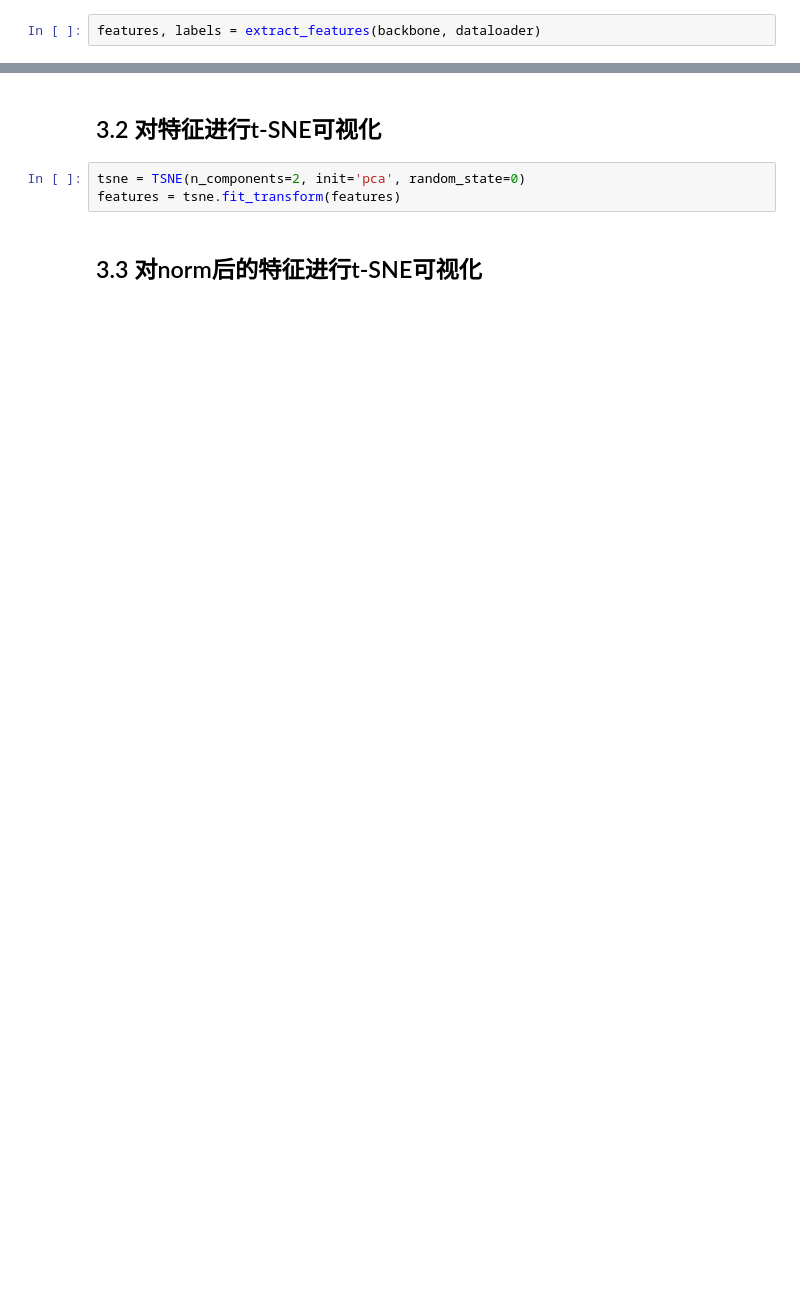
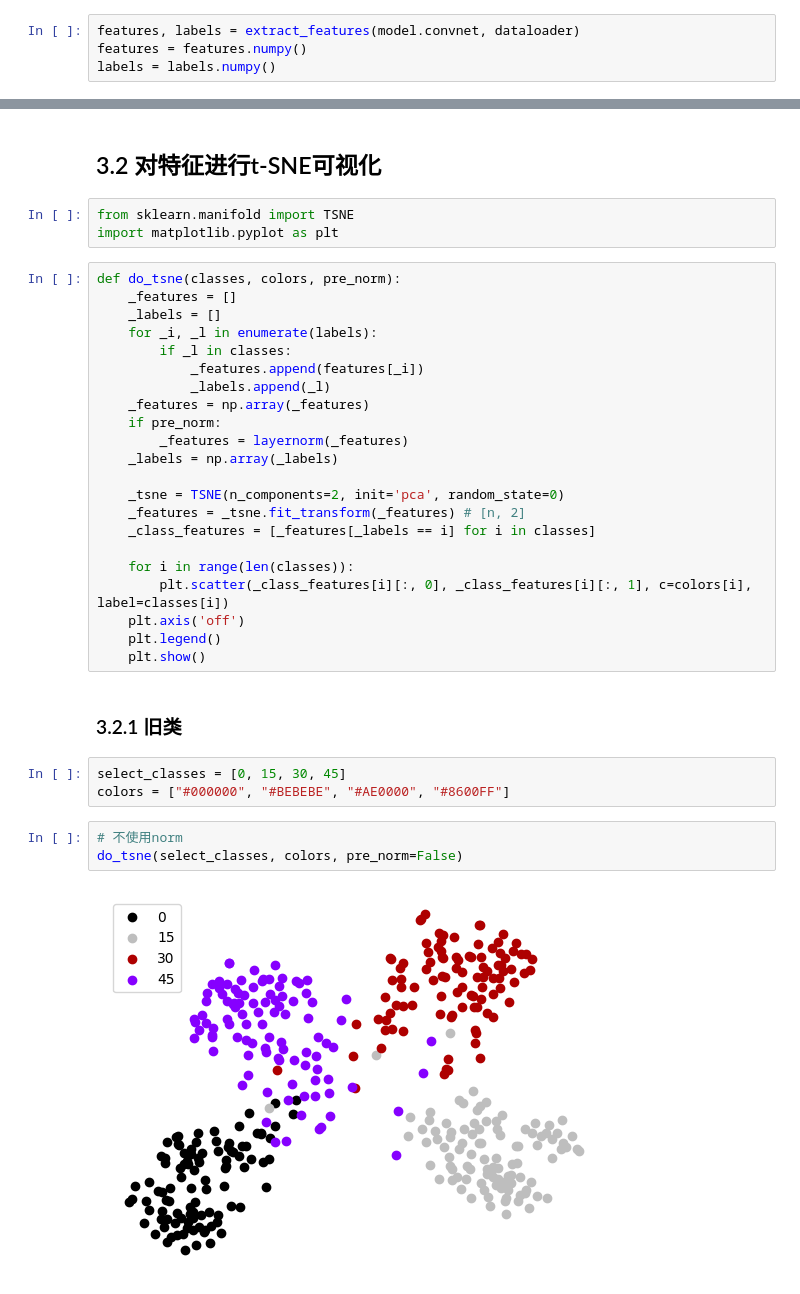
Before and after one commit to BlacknoSheep/CIL, a Jupyter notebook: examples/t-SNE.ipynb, the cells around one changed output, grey strips where cells are left out. Saved outputs shown, nothing was run; the diff lists cells and outputs as text; blank space fills up the shorter version.

```diff
--- a/examples/t-SNE.ipynb
+++ b/examples/t-SNE.ipynb
@@ -97,4 +80,6 @@ backbone = model.backbone
 # %% [markdown]
 ## 3.1 计算每个类的特征向量
 # %%
-features, labels = extract_features(backbone, dataloader)
+features, labels = extract_features(model.convnet, dataloader)
+features = features.numpy()
+labels = labels.numpy()
@@ -101,8 +90,38 @@ features, labels = extract_features(backbone, dataloader)
 # %% [markdown]
 ## 3.2 对特征进行t-SNE可视化
-# %%
-tsne = TSNE(n_components=2, init='pca', random_state=0)
-features = tsne.fit_transform(features)
-# %% [markdown]
-## 3.3 对norm后的特征进行t-SNE可视化
+# %%
+from sklearn.manifold import TSNE
+import matplotlib.pyplot as plt
+# %%
+def do_tsne(classes, colors, pre_norm):
+    _features = []
+    _labels = []
+    for _i, _l in enumerate(labels):
+        if _l in classes:
+            _features.append(features[_i])
+            _labels.append(_l)
+    _features = np.array(_features)
+    if pre_norm:
+        _features = layernorm(_features)
+    _labels = np.array(_labels)
+
+    _tsne = TSNE(n_components=2, init='pca', random_state=0)
+    _features = _tsne.fit_transform(_features) # [n, 2]
+    _class_features = [_features[_labels == i] for i in classes]
+
+    for i in range(len(classes)):
+        plt.scatter(_class_features[i][:, 0], _class_features[i][:, 1], c=colors[i], label=classes[i])
+    plt.axis('off')
+    plt.legend()
+    plt.show()
+# %% [markdown]
+### 3.2.1 旧类
+# %%
+select_classes = [0, 15, 30, 45]
+colors = ["#000000", "#BEBEBE", "#AE0000", "#8600FF"]
+# %%
+# 不使用norm
+do_tsne(select_classes, colors, pre_norm=False)
+# %% [output]
+[figure, added]
 # %%
```
Also changed, not shown: parts of 15 cells of this notebook, 2 other files.
